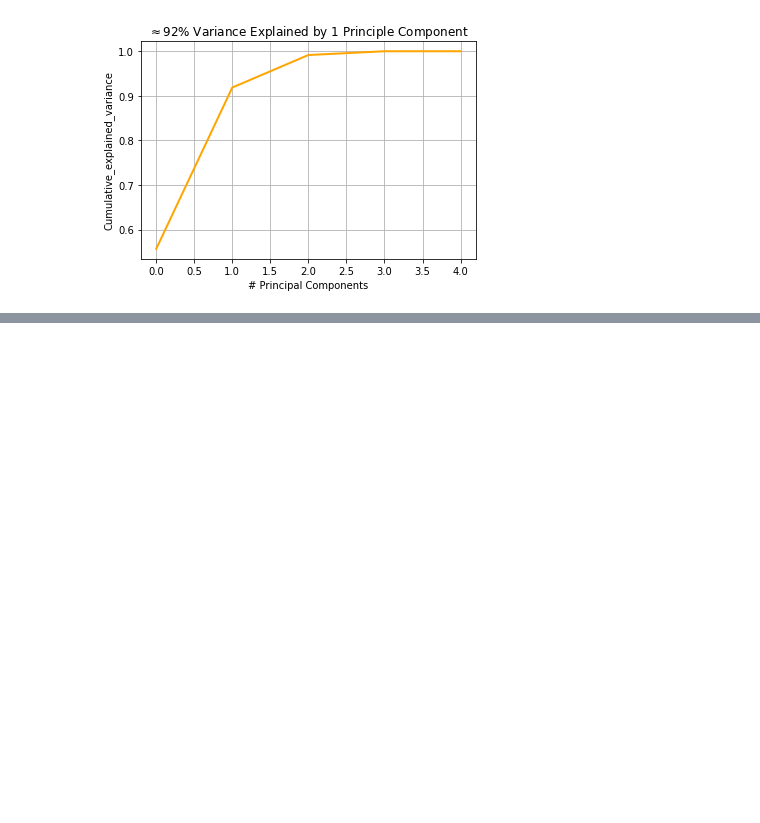
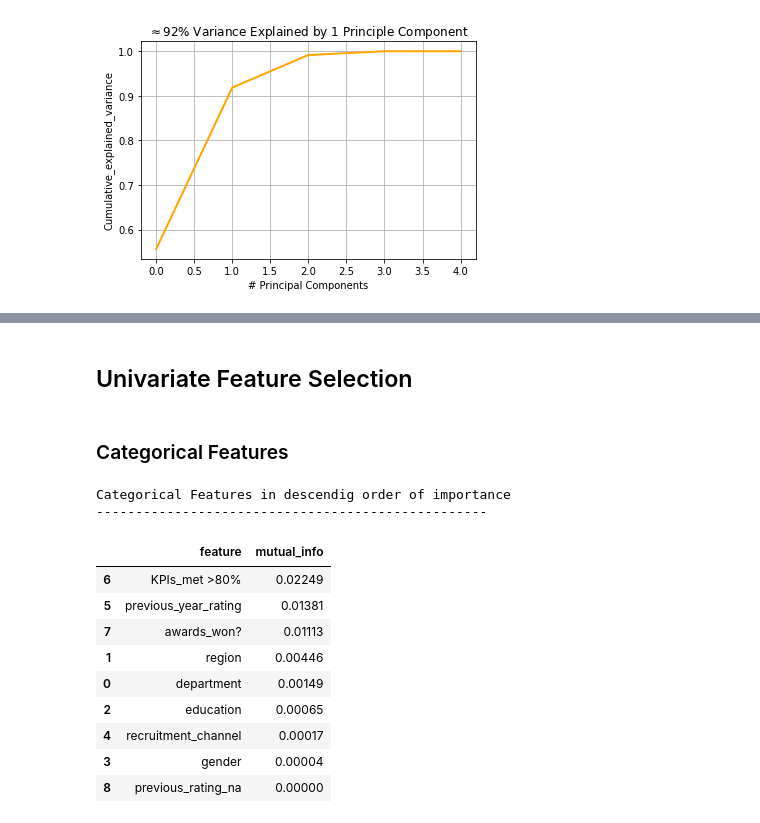
Before and after one commit to gunnerVivek/Employee-Promotion, a Jupyter notebook: 2-data_preprocessing.ipynb, the cells around one changed output, grey strips where cells are left out. Drawn from its saved outputs; the diff is of its cells as text; code cells hidden in the pictures; blank space fills up the shorter version.

Commit message:
notebook: Add univariate feature selection - categorical features

```diff
--- a/2-data_preprocessing.ipynb
+++ b/2-data_preprocessing.ipynb
@@ -515,0 +527,33 @@ X['pca_combined'] = kpi_award_trainingScore_rating_edu
+# %% [markdown]
+## Univariate Feature Selection
+# %% [markdown]
+### Categorical Features
+# %%
+# mutual_info_classif(X.loc[train_index, categorical_features],
+#                     X.loc[train_index,'is_promoted'],
+#                     discrete_features=True)
+
+# If train_index loaded from disk
+importance = mutual_info_classif(X = data.loc[train_index.values.flatten(), categorical_features],
+                                 y = y[train_index.values.flatten()],
+                                 discrete_features=True)
+# %%
+print('Categorical Features in descendig order of importance')
+print('-'*50, end='\n\n')
+
+temp_data = pd.DataFrame(data=np.column_stack((categorical_features,importance)), columns= ['feature', 'mutual_info'])
+temp_data.mutual_info = temp_data.mutual_info.astype('float').round(5)
+temp_data.sort_values('mutual_info', ascending=False)
+# %% [output]
+Categorical Features in descendig order of importance
+--------------------------------------------------
+|  | feature | mutual_info |
+| 6 | KPIs_met >80% | 0.02249 |
+| 5 | previous_year_rating | 0.01381 |
+| 7 | awards_won? | 0.01113 |
+| 1 | region | 0.00446 |
+| 0 | department | 0.00149 |
+| 2 | education | 0.00065 |
+| 4 | recruitment_channel | 0.00017 |
+| 3 | gender | 0.00004 |
+| 8 | previous_rating_na | 0.00000 |
```
Also changed, not shown: parts of 3 cells of this notebook.
